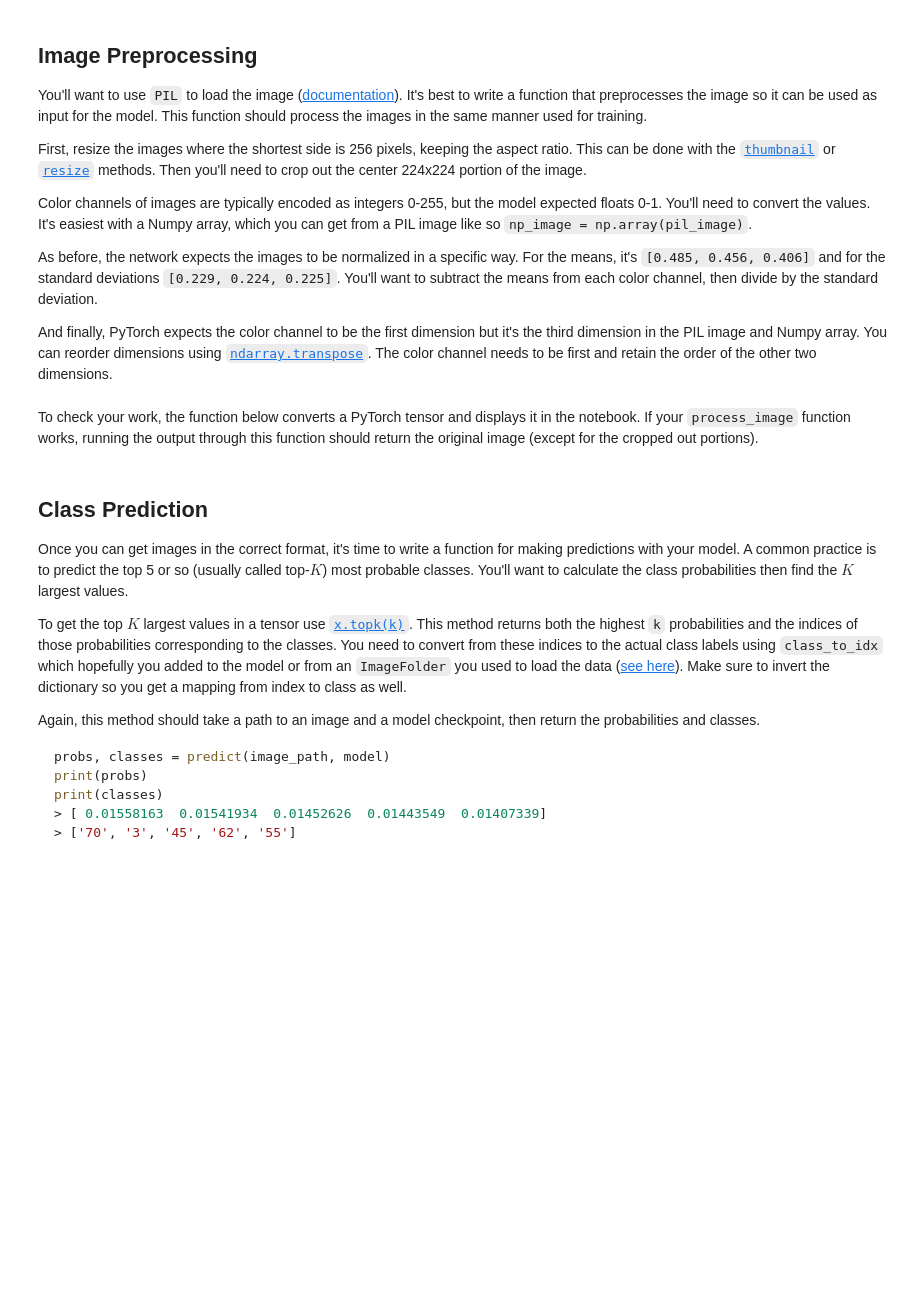
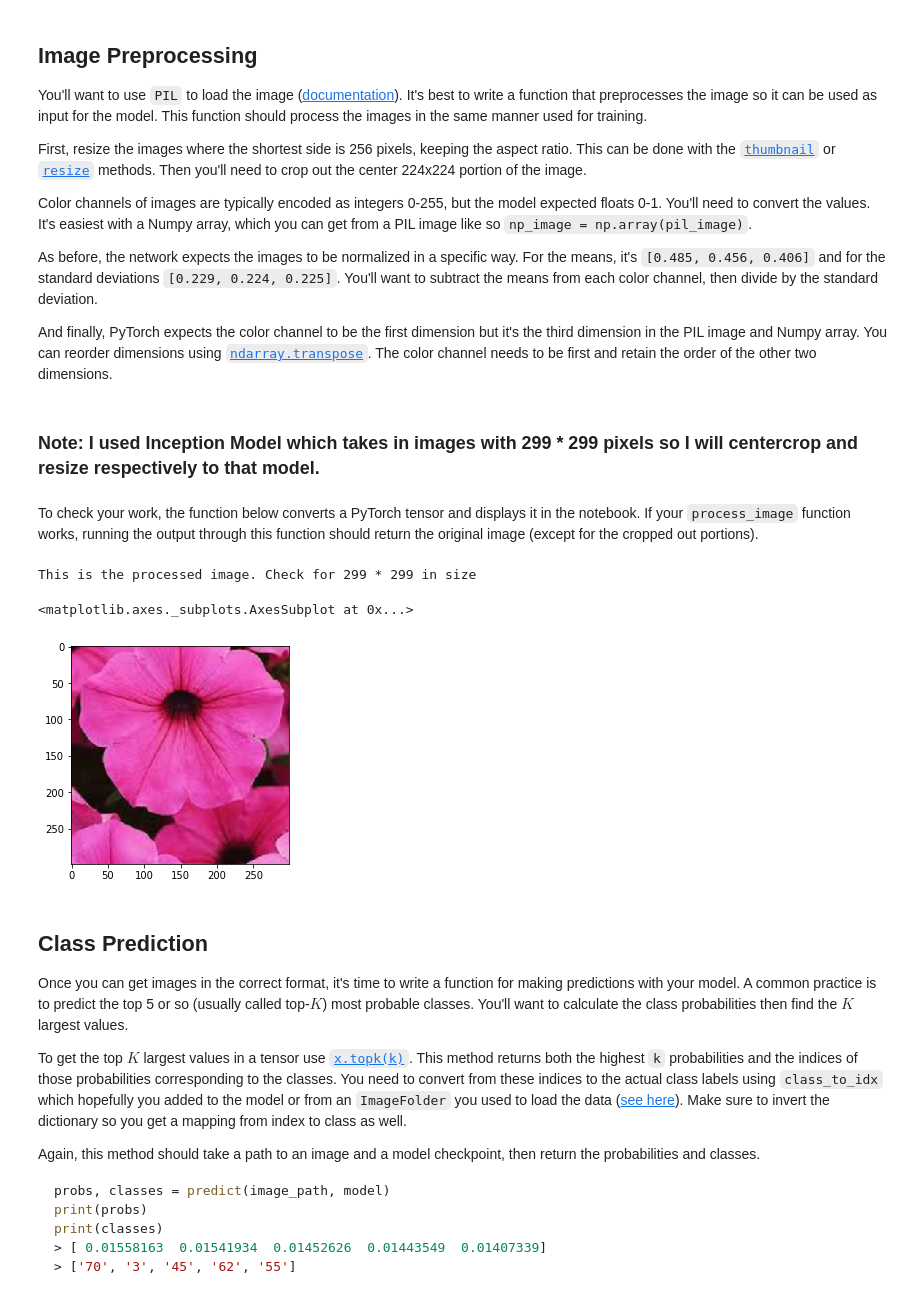
Before and after one commit to SarthakJaingit/FirstImageClassifier, a Jupyter notebook: Image Classifier Project.ipynb, the cells around one changed output. Saved outputs shown, nothing was run; the diff lists cells and outputs as text; code cells hidden in the pictures; blank space fills up the shorter version.

```diff
--- a/Image Classifier Project.ipynb
+++ b/Image Classifier Project.ipynb
@@ -312,6 +362,8 @@ Color channels of images are typically encoded as integers 0-255, but the model
 As before, the network expects the images to be normalized in a specific way. For the means, it's `[0.485, 0.456, 0.406]` and for the standard deviations `[0.229, 0.224, 0.225]`. You'll want to subtract the means from each color channel, then divide by the standard deviation.
 
 And finally, PyTorch expects the color channel to be the first dimension but it's the third dimension in the PIL image and Numpy array. You can reorder dimensions using [`ndarray.transpose`](https://docs.scipy.org/doc/numpy-1.13.0/reference/generated/numpy.ndarray.transpose.html). The color channel needs to be first and retain the order of the other two dimensions.
+# %% [markdown]
+### Note: I used Inception Model which takes in images with 299 * 299 pixels so I will centercrop and resize respectively to that model.
 # %%
 def process_image(image):
     ''' Scales, crops, and normalizes a PIL image for a PyTorch model,
@@ -319,6 +371,18 @@ def process_image(image):
     '''
 
     # TODO: Process a PIL image for use in a PyTorch model
+
+    image = Image.open(image)
+    rgb_image = image.convert("RGB")
+
+    transform = transforms.Compose([
+        transforms.Resize(350),
+        transforms.CenterCrop(299),
+        transforms.ToTensor(),
+        transforms.Normalize((0.485, 0.456, 0.406), (0.229, 0.224, 0.225))])
+
+    rgb_image = transform(rgb_image)
+    return rgb_image
 # %% [markdown]
 To check your work, the function below converts a PyTorch tensor and displays it in the notebook. If your `process_image` function works, running the output through this function should return the original image (except for the cropped out portions).
 # %%
@@ -342,6 +406,13 @@ def imshow(image, ax=None, title=None):
     ax.imshow(image)
 
     return ax
+# %%
+print("This is the processed image. Check for 299 * 299 in size")
+imshow(process_image("assets/petunia.jpg"))
+# %% [output]
+This is the processed image. Check for 299 * 299 in size
+<matplotlib.axes._subplots.AxesSubplot at 0x...>
+[figure, added]
 # %% [markdown]
 ## Class Prediction
 
```
Also changed, not shown: parts of 21 cells of this notebook.
